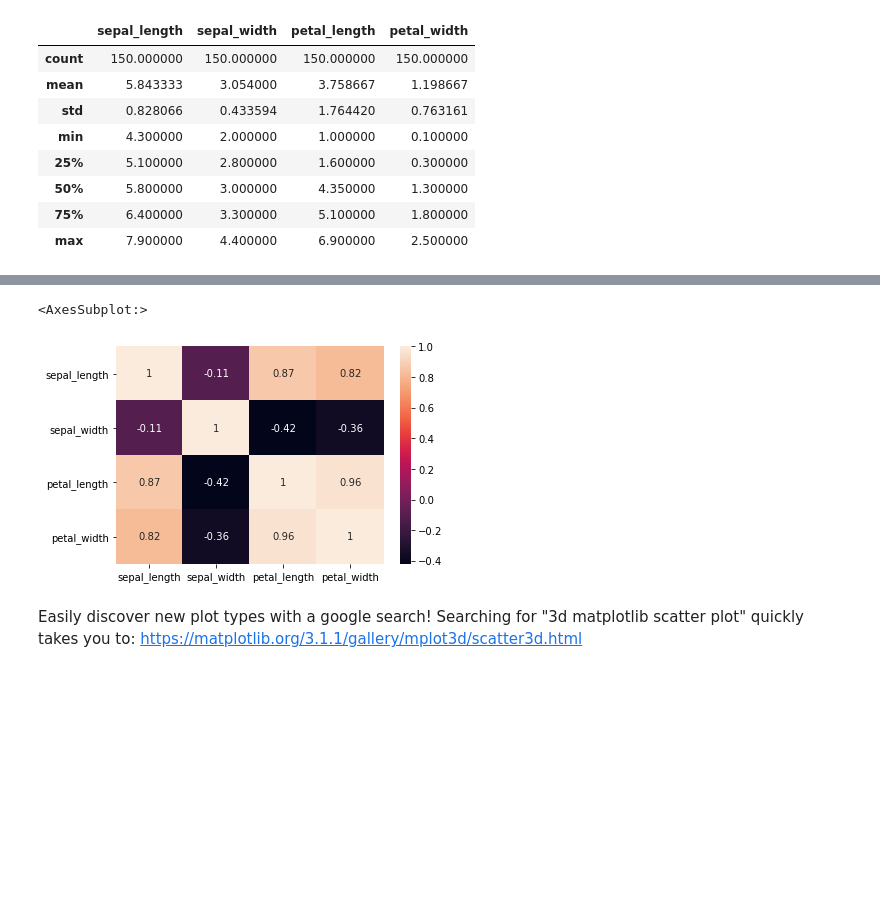
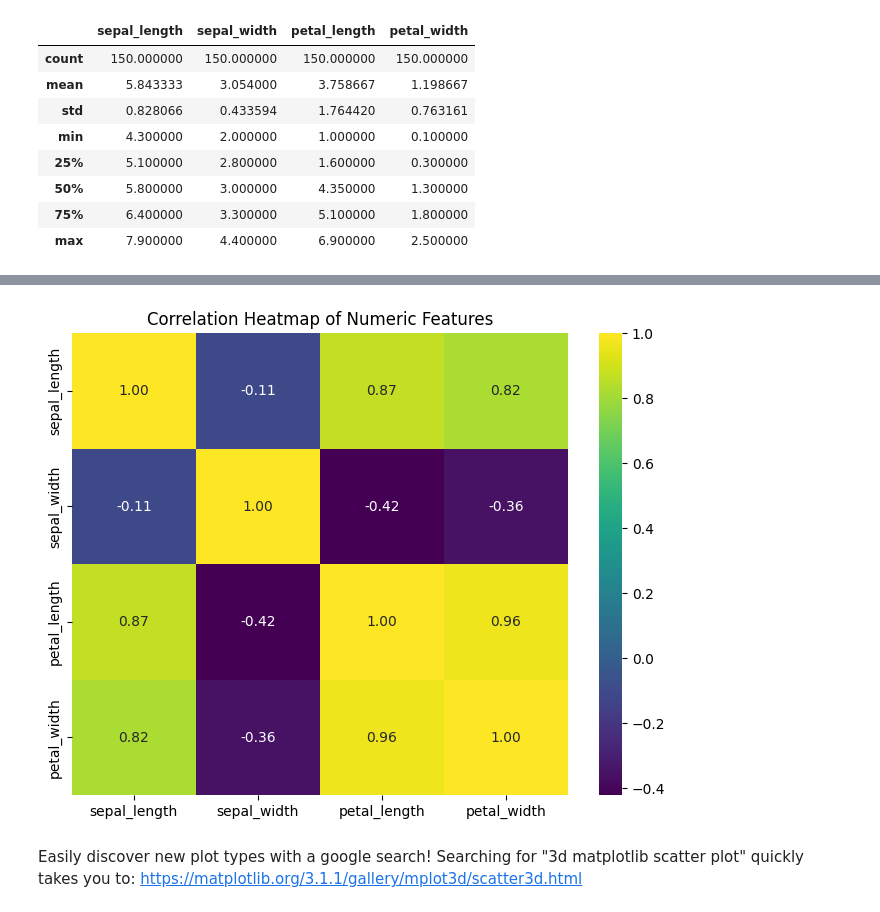
Before and after one commit to Briankipkemboi78/datascience, a Jupyter notebook: Reference/11-Logistic-Regression-Models/01-Multi-Class-Logistic-Regression.ipynb, the cells around one changed output, grey strips where cells are left out. Saved outputs shown, nothing was run; the diff lists cells and outputs as text; code cells hidden in the pictures; blank space fills up the shorter version.

```diff
--- a/Reference/11-Logistic-Regression-Models/01-Multi-Class-Logistic-Regression.ipynb
+++ b/Reference/11-Logistic-Regression-Models/01-Multi-Class-Logistic-Regression.ipynb
@@ -94,8 +95,11 @@ sns.pairplot(df,hue='species')
-# %%
-sns.heatmap(df.corr(),annot=True)
-# %% [output]
-<AxesSubplot:>
-[figure, removed]
+# %%
+numeric_df = df.select_dtypes(include='number')
+plt.figure(figsize=(8,6))
+sns.heatmap(numeric_df.corr(), annot=True, cmap='viridis', fmt=".2f")
+plt.title('Correlation Heatmap of Numeric Features')
+plt.show()
+# %% [output]
+[figure, added]
 # %% [markdown]
 Easily discover new plot types with a google search! Searching for "3d matplotlib scatter plot" quickly takes you to: https://matplotlib.org/3.1.1/gallery/mplot3d/scatter3d.html
 # %%
```
Also changed, not shown: parts of 7 cells of this notebook.
